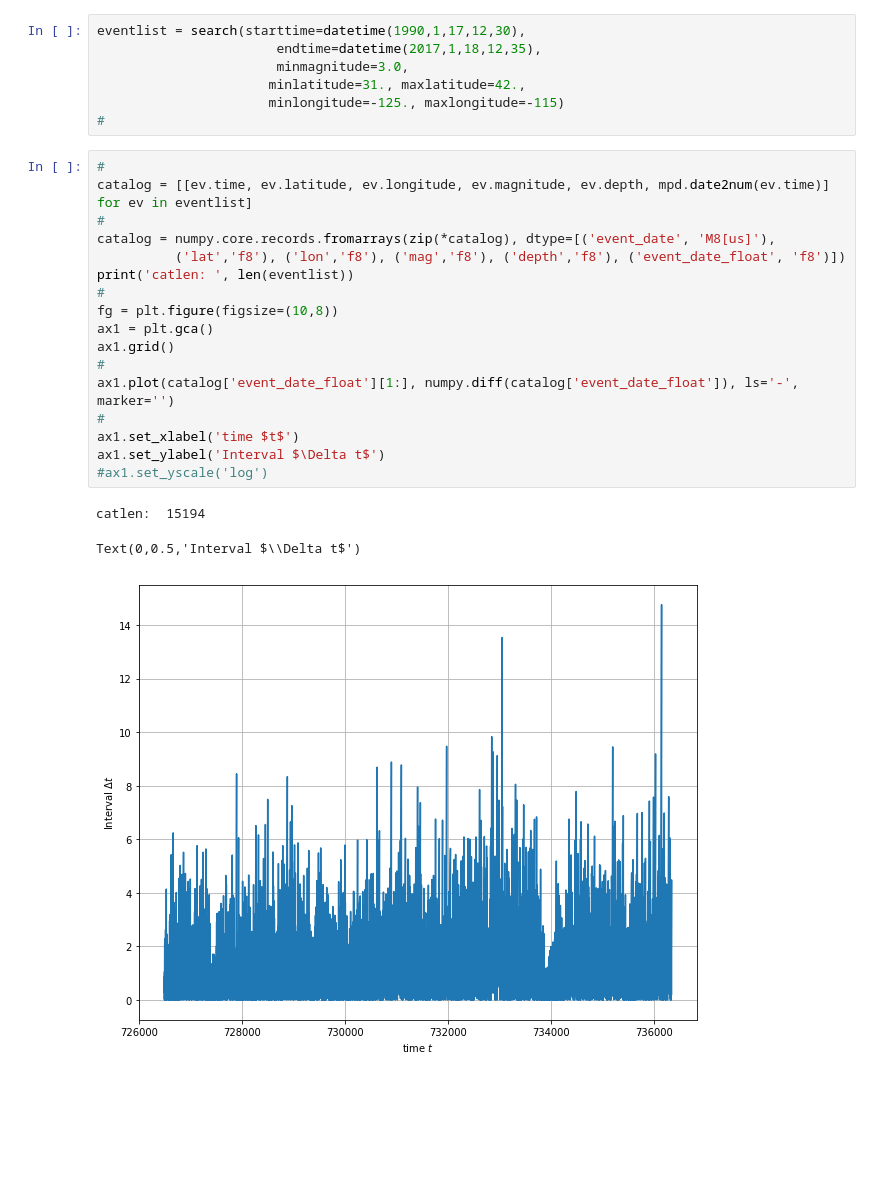
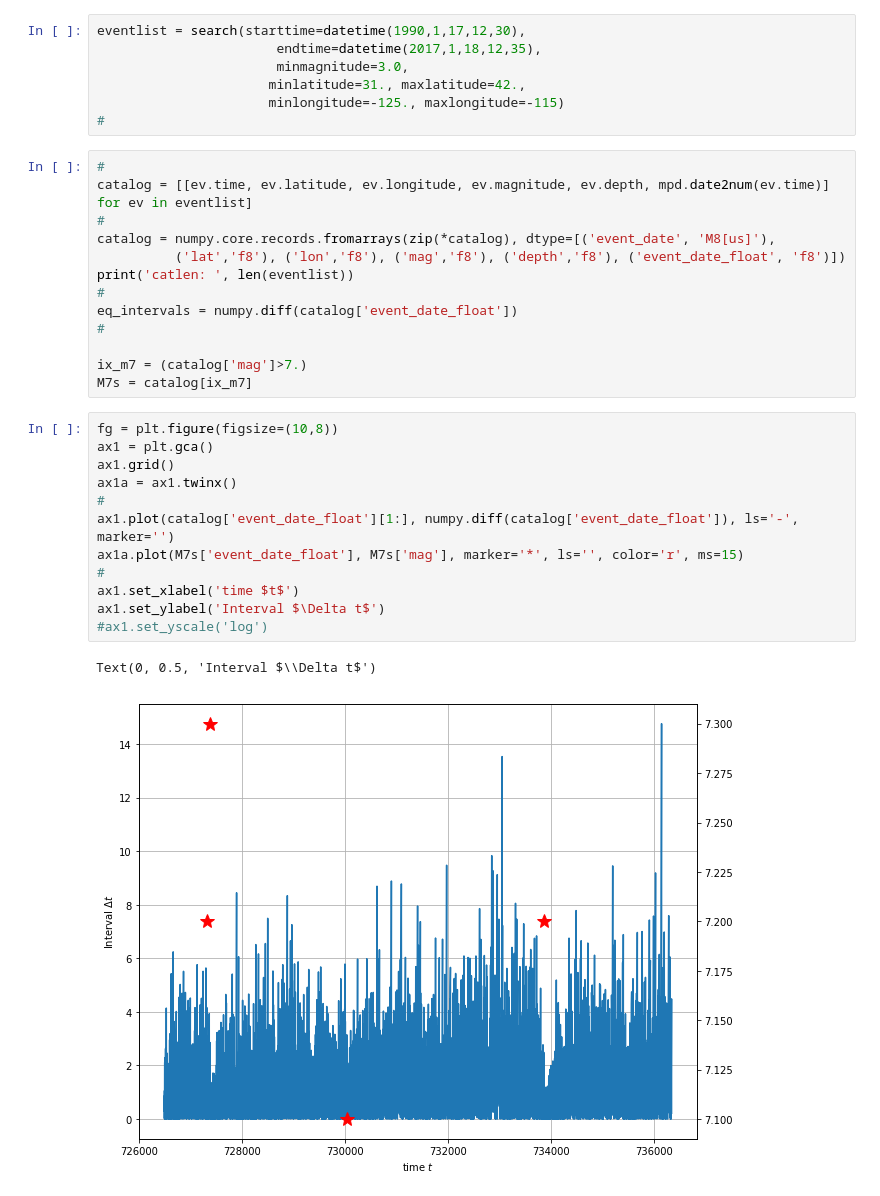
Before and after one commit to markyoder/earthquakes_and_entropy, a Jupyter notebook: interval_entropy.ipynb, the cells around one changed output. Cells and saved outputs as stored; diff of their text form; blank space fills up the shorter version.

```diff
--- a/interval_entropy.ipynb
+++ b/interval_entropy.ipynb
@@ -40,19 +43,26 @@ catalog = numpy.core.records.fromarrays(zip(*catalog), dtype=[('event_date', 'M8
           ('lat','f8'), ('lon','f8'), ('mag','f8'), ('depth','f8'), ('event_date_float', 'f8')])
 print('catlen: ', len(eventlist))
 #
-fg = plt.figure(figsize=(10,8))
-ax1 = plt.gca()
-ax1.grid()
+eq_intervals = numpy.diff(catalog['event_date_float'])
 #
-ax1.plot(catalog['event_date_float'][1:], numpy.diff(catalog['event_date_float']), ls='-', marker='')
-#
-ax1.set_xlabel('time $t$')
-ax1.set_ylabel('Interval $\Delta t$')
-#ax1.set_yscale('log')
+
+ix_m7 = (catalog['mag']>7.)
+M7s = catalog[ix_m7]
-# %% [output]
-catlen:  15194
-Text(0,0.5,'Interval $\\Delta t$')
-[figure, removed]
+# %%
+fg = plt.figure(figsize=(10,8))
+ax1 = plt.gca()
+ax1.grid()
+ax1a = ax1.twinx()
+#
+ax1.plot(catalog['event_date_float'][1:], numpy.diff(catalog['event_date_float']), ls='-', marker='')
+ax1a.plot(M7s['event_date_float'], M7s['mag'], marker='*', ls='', color='r', ms=15)
+#
+ax1.set_xlabel('time $t$')
+ax1.set_ylabel('Interval $\Delta t$')
+#ax1.set_yscale('log')
+# %% [output]
+Text(0, 0.5, 'Interval $\\Delta t$')
+[figure, added]
 # %%
 # now, we'll want to compute running entropy. instead of binning, let's use cumulative probabilities -- which
 #  makes sense for earthquake intervals (from a physical perspective).
```
Also changed, not shown: parts of 5 cells of this notebook.
